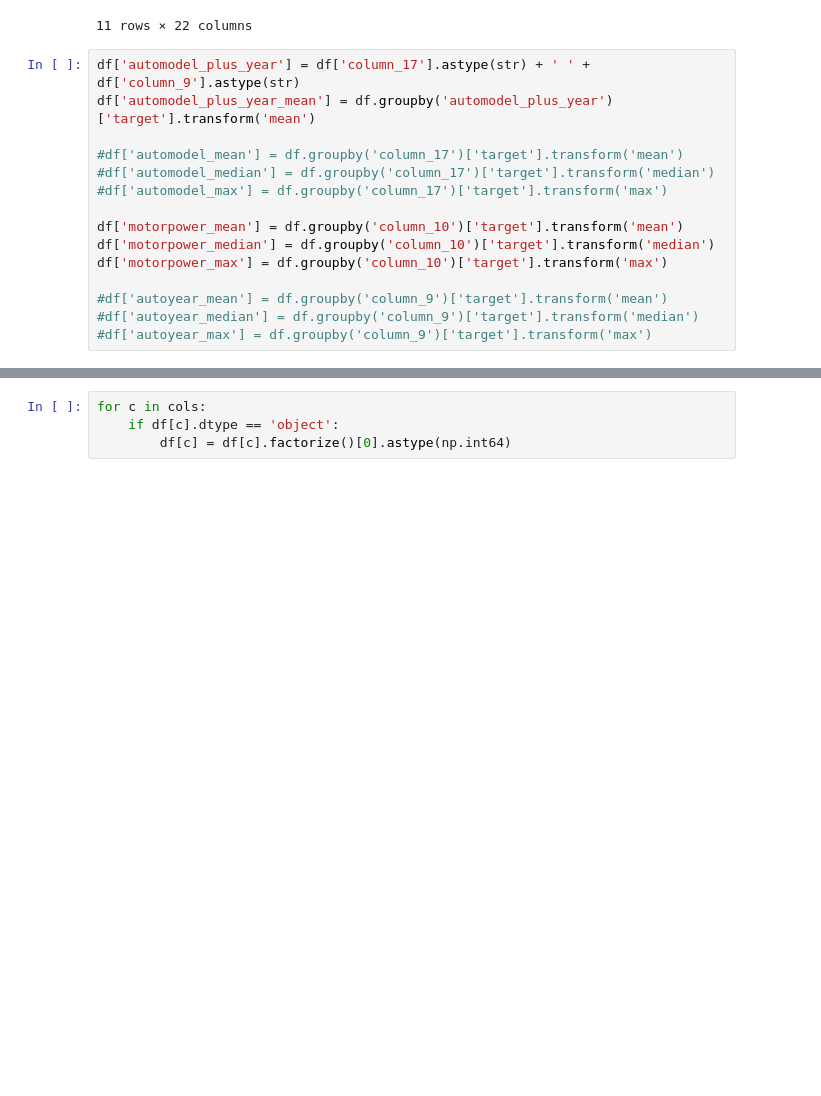
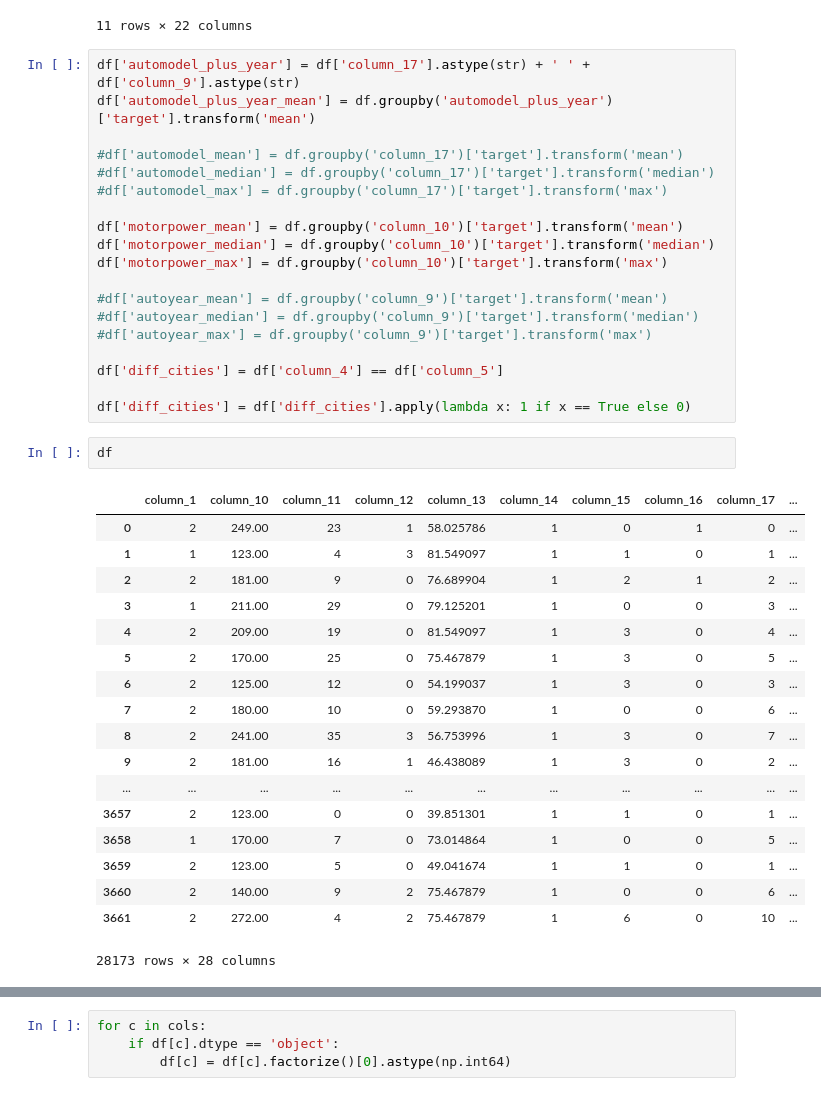
Before and after one commit to mktoid/ml-playground, a Jupyter notebook: finuni_ingosstrakh_1.ipynb, the cells around one changed output, grey strips where cells are left out. Cells and saved outputs as stored; diff of their text form; blank space fills up the shorter version.

```diff
--- a/finuni_ingosstrakh_1.ipynb
+++ b/finuni_ingosstrakh_1.ipynb
@@ -67,6 +69,31 @@ df['motorpower_max'] = df.groupby('column_10')['target'].transform('max')
 #df['autoyear_mean'] = df.groupby('column_9')['target'].transform('mean')
 #df['autoyear_median'] = df.groupby('column_9')['target'].transform('median')
 #df['autoyear_max'] = df.groupby('column_9')['target'].transform('max')
+
+df['diff_cities'] = df['column_4'] == df['column_5']
+
+df['diff_cities'] = df['diff_cities'].apply(lambda x: 1 if x == True else 0)
+# %%
+df
+# %% [output]
+|  | column_1 | column_10 | column_11 | column_12 | column_13 | column_14 | column_15 | column_16 | column_17 | ... |
+| 0 | 2 | 249.00 | 23 | 1 | 58.025786 | 1 | 0 | 1 | 0 | ... |
+| 1 | 1 | 123.00 | 4 | 3 | 81.549097 | 1 | 1 | 0 | 1 | ... |
+| 2 | 2 | 181.00 | 9 | 0 | 76.689904 | 1 | 2 | 1 | 2 | ... |
+| 3 | 1 | 211.00 | 29 | 0 | 79.125201 | 1 | 0 | 0 | 3 | ... |
+| 4 | 2 | 209.00 | 19 | 0 | 81.549097 | 1 | 3 | 0 | 4 | ... |
+| 5 | 2 | 170.00 | 25 | 0 | 75.467879 | 1 | 3 | 0 | 5 | ... |
+| 6 | 2 | 125.00 | 12 | 0 | 54.199037 | 1 | 3 | 0 | 3 | ... |
+| 7 | 2 | 180.00 | 10 | 0 | 59.293870 | 1 | 0 | 0 | 6 | ... |
+| 8 | 2 | 241.00 | 35 | 3 | 56.753996 | 1 | 3 | 0 | 7 | ... |
+| 9 | 2 | 181.00 | 16 | 1 | 46.438089 | 1 | 3 | 0 | 2 | ... |
+| ... | ... | ... | ... | ... | ... | ... | ... | ... | ... | ... |
+| 3657 | 2 | 123.00 | 0 | 0 | 39.851301 | 1 | 1 | 0 | 1 | ... |
+| 3658 | 1 | 170.00 | 7 | 0 | 73.014864 | 1 | 0 | 0 | 5 | ... |
+| 3659 | 2 | 123.00 | 5 | 0 | 49.041674 | 1 | 1 | 0 | 1 | ... |
+| 3660 | 2 | 140.00 | 9 | 2 | 75.467879 | 1 | 0 | 0 | 6 | ... |
+| 3661 | 2 | 272.00 | 4 | 2 | 75.467879 | 1 | 6 | 0 | 10 | ... |
+28173 rows × 28 columns
 # %%
 cols = df.columns
 cols
```
Also changed, not shown: parts of 9 cells of this notebook.
